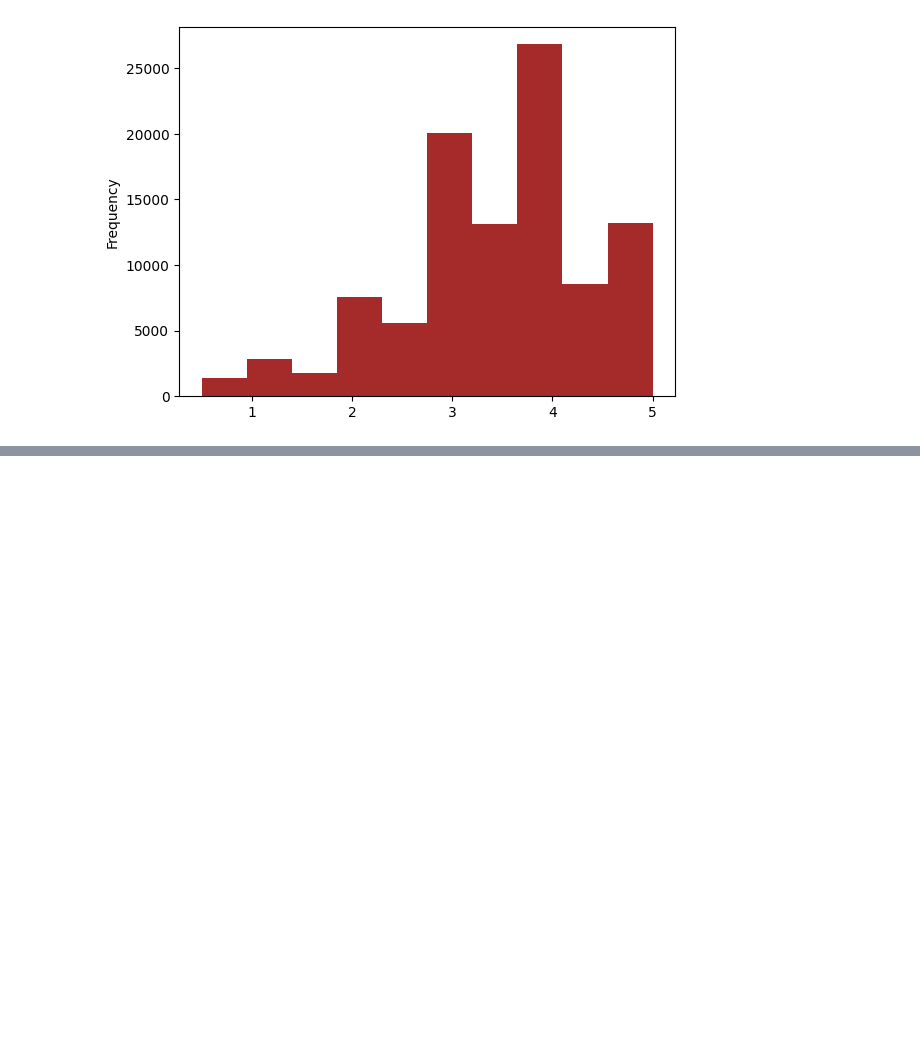
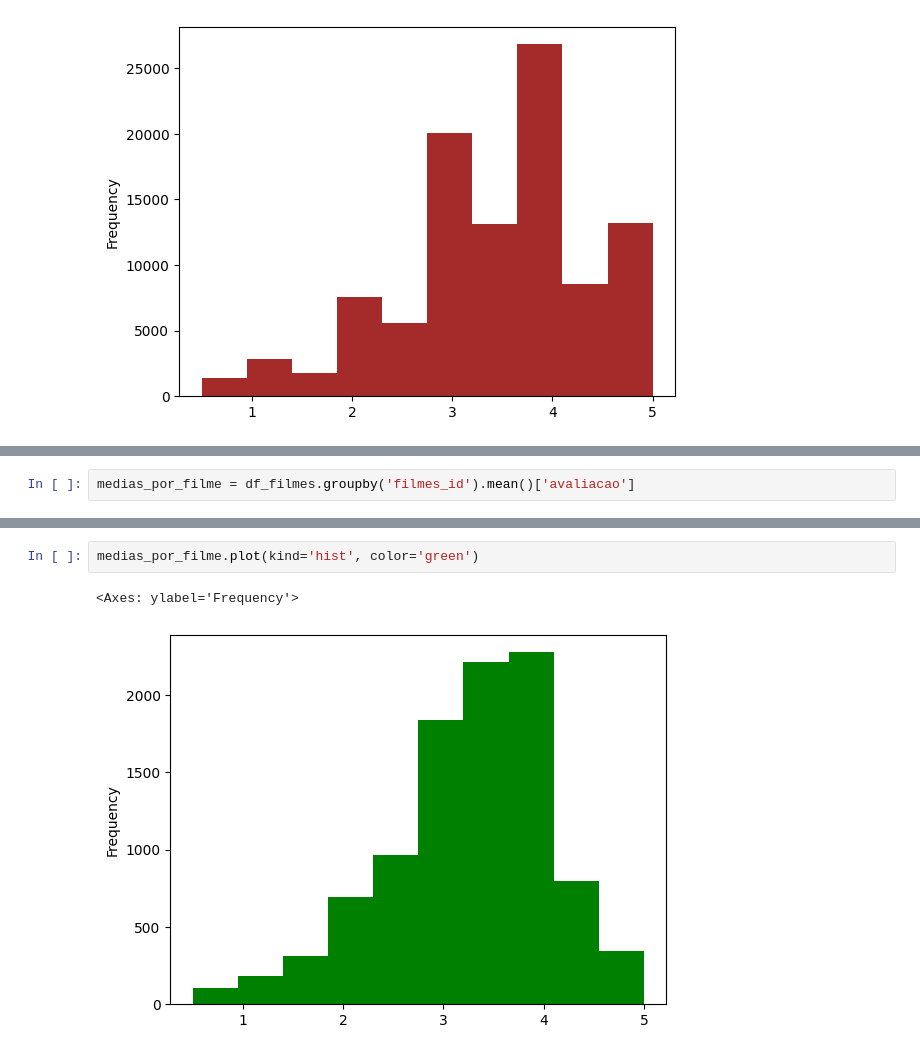
Before and after one commit to LeoSousaJesus/semanaead, a Jupyter notebook: dia1.ipynb, the cells around one changed output, grey strips where cells are left out. Cells and saved outputs as stored; diff of their text form; blank space fills up the shorter version.

```diff
--- a/dia1.ipynb
+++ b/dia1.ipynb
@@ -299,0 +393,2 @@ df_filmes.avaliacao.plot(kind='hist', color='brown')
+# %%
+medias_por_filme = df_filmes.groupby('filmes_id').mean()['avaliacao']
@@ -299,0 +405,5 @@ df_filmes.avaliacao.plot(kind='hist', color='brown')
+# %%
+medias_por_filme.plot(kind='hist', color='green')
+# %% [output]
+<Axes: ylabel='Frequency'>
+[figure, added]
```
Also changed, not shown: parts of 47 cells of this notebook, 1 other file.
